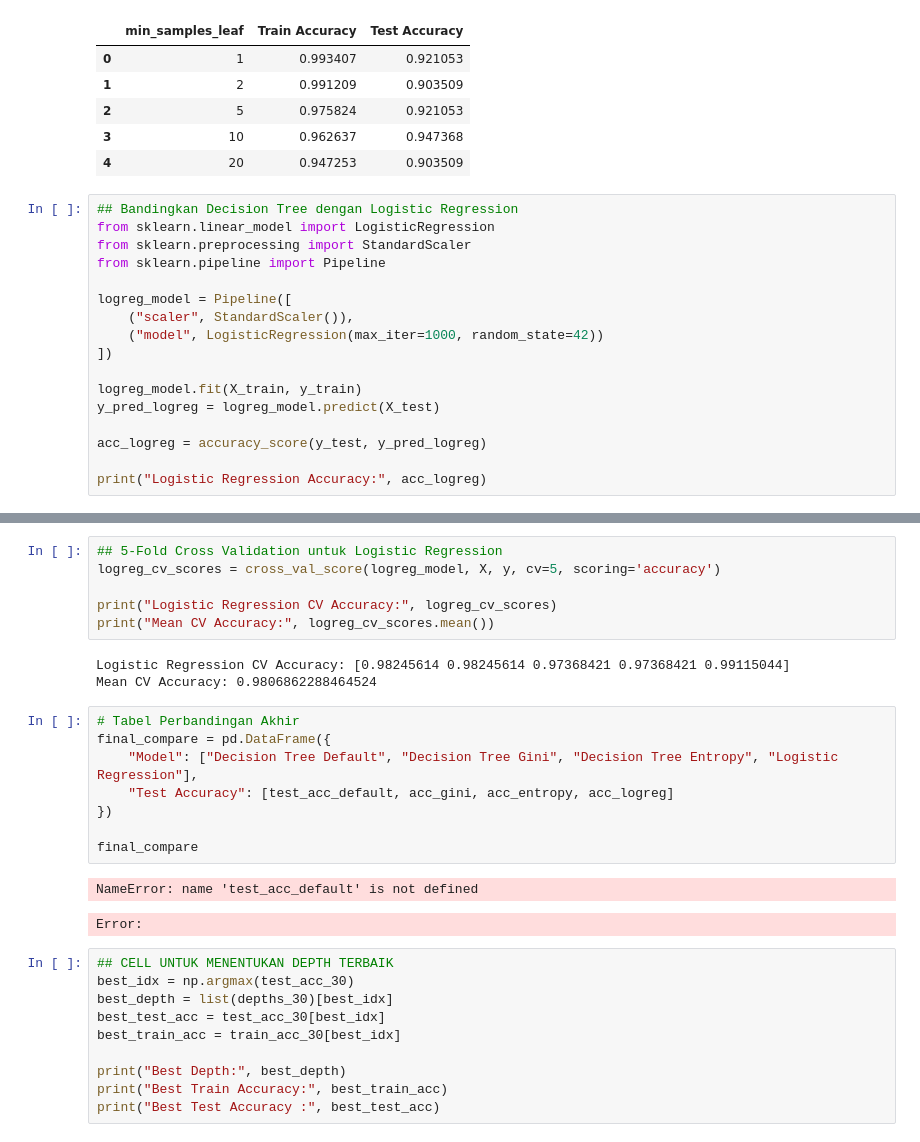
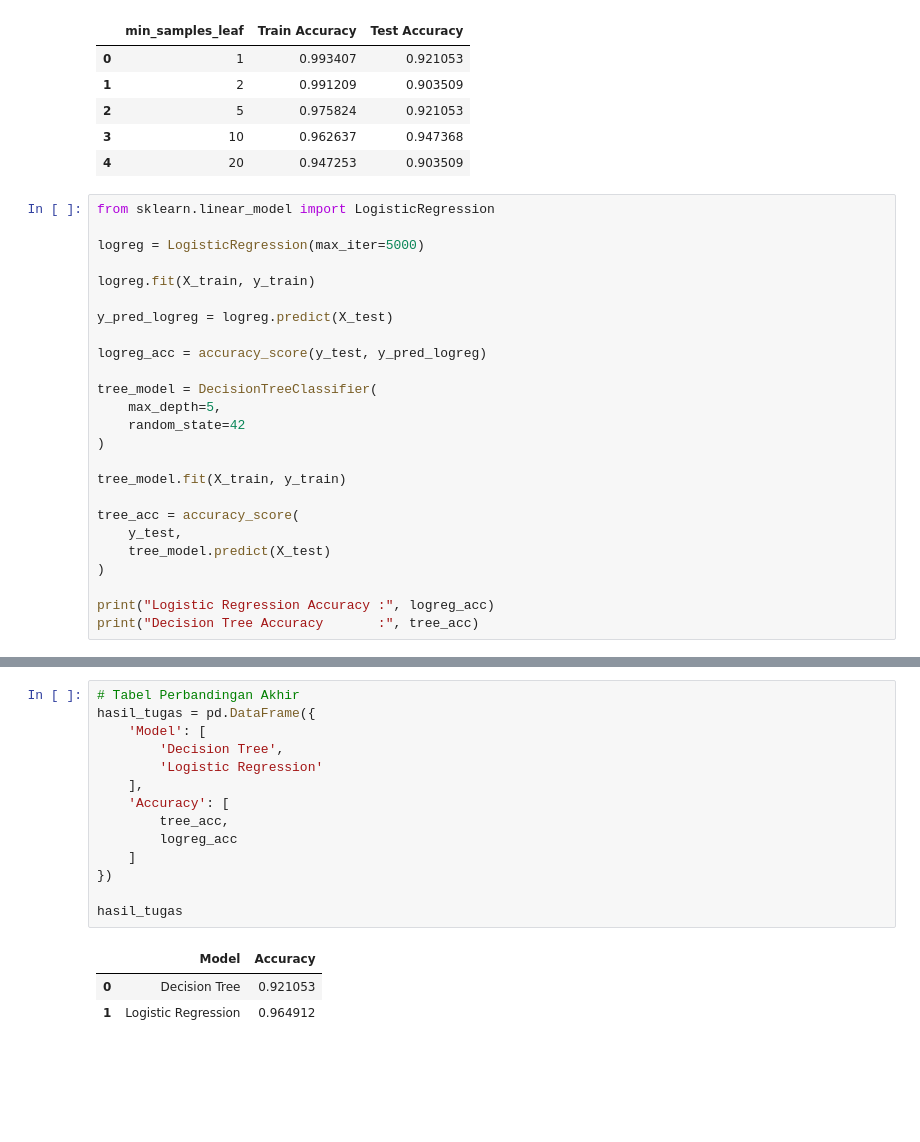
Before and after one commit to iMaIrsdyh/KarimahIrsyadiyah_2411533018_ML2526, a Jupyter notebook: PRAKTIKUM 6/Tugas_Decision_Tree.ipynb, the cells around one changed output, grey strips where cells are left out. Saved outputs shown, nothing was run; the diff lists cells and outputs as text; blank space fills up the shorter version.

```diff
--- a/PRAKTIKUM 6/Tugas_Decision_Tree.ipynb
+++ b/PRAKTIKUM 6/Tugas_Decision_Tree.ipynb
@@ -145,20 +147,28 @@ min_samples_leaf=20 -> Train Acc=0.9473, Test Acc=0.9035
 | 3 | 10 | 0.962637 | 0.947368 |
 | 4 | 20 | 0.947253 | 0.903509 |
 # %%
-## Bandingkan Decision Tree dengan Logistic Regression
 from sklearn.linear_model import LogisticRegression
-from sklearn.preprocessing import StandardScaler
-from sklearn.pipeline import Pipeline
 
-logreg_model = Pipeline([
-    ("scaler", StandardScaler()),
-    ("model", LogisticRegression(max_iter=1000, random_state=42))
-])
+logreg = LogisticRegression(max_iter=5000)
 
-logreg_model.fit(X_train, y_train)
-y_pred_logreg = logreg_model.predict(X_test)
+logreg.fit(X_train, y_train)
 
-acc_logreg = accuracy_score(y_test, y_pred_logreg)
+y_pred_logreg = logreg.predict(X_test)
 
-print("Logistic Regression Accuracy:", acc_logreg)
+logreg_acc = accuracy_score(y_test, y_pred_logreg)
+
+tree_model = DecisionTreeClassifier(
+    max_depth=5,
+    random_state=42
+)
+
+tree_model.fit(X_train, y_train)
+
+tree_acc = accuracy_score(
+    y_test,
+    tree_model.predict(X_test)
+)
+
+print("Logistic Regression Accuracy :", logreg_acc)
+print("Decision Tree Accuracy       :", tree_acc)
 # %% [output]
@@ -178,30 +202,18 @@ Mean CV Accuracy: 0.91914299021891
-# %%
-## 5-Fold Cross Validation untuk Logistic Regression
-logreg_cv_scores = cross_val_score(logreg_model, X, y, cv=5, scoring='accuracy')
-
-print("Logistic Regression CV Accuracy:", logreg_cv_scores)
-print("Mean CV Accuracy:", logreg_cv_scores.mean())
-# %% [output]
-Logistic Regression CV Accuracy: [0.98245614 0.98245614 0.97368421 0.97368421 0.99115044]
-Mean CV Accuracy: 0.9806862288464524
 # %%
 # Tabel Perbandingan Akhir
-final_compare = pd.DataFrame({
-    "Model": ["Decision Tree Default", "Decision Tree Gini", "Decision Tree Entropy", "Logistic Regression"],
-    "Test Accuracy": [test_acc_default, acc_gini, acc_entropy, acc_logreg]
+hasil_tugas = pd.DataFrame({
+    'Model': [
+        'Decision Tree',
+        'Logistic Regression'
+    ],
+    'Accuracy': [
+        tree_acc,
+        logreg_acc
+    ]
 })
 
-final_compare
+hasil_tugas
 # %% [output]
-NameError: name 'test_acc_default' is not defined
-Error:
+|  | Model | Accuracy |
+| 0 | Decision Tree | 0.921053 |
+| 1 | Logistic Regression | 0.964912 |
-# %%
-## CELL UNTUK MENENTUKAN DEPTH TERBAIK
-best_idx = np.argmax(test_acc_30)
-best_depth = list(depths_30)[best_idx]
-best_test_acc = test_acc_30[best_idx]
-best_train_acc = train_acc_30[best_idx]
-
-print("Best Depth:", best_depth)
-print("Best Train Accuracy:", best_train_acc)
-print("Best Test Accuracy :", best_test_acc)
```
Also changed, not shown: parts of 3 cells of this notebook, 8 other files.
